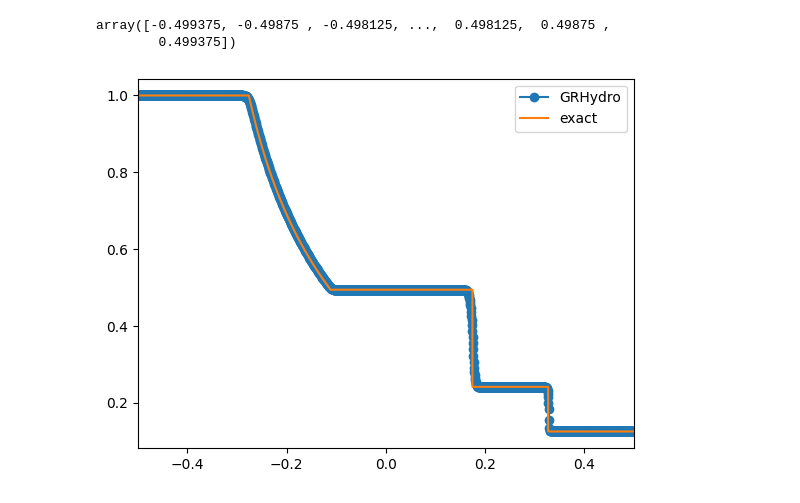
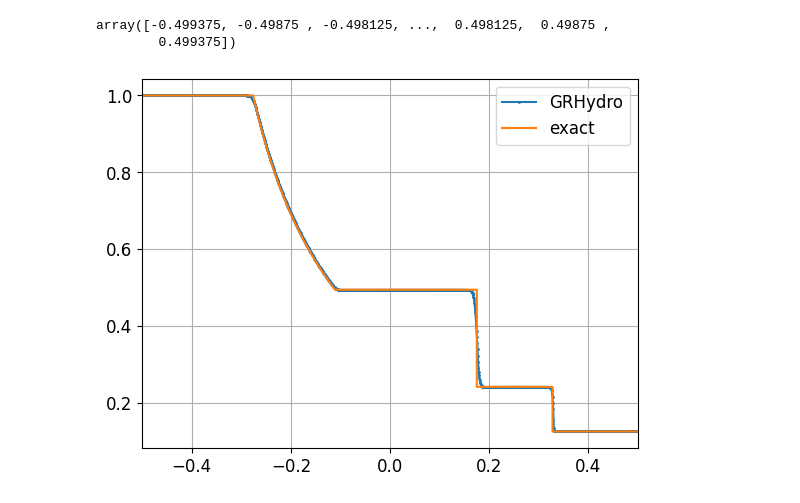
Before and after one commit to F3Solid/numerical_relativity_bicocca_2024_exercises, a Jupyter notebook: Homework_2/E1/ETK_1D_plots.ipynb, the cells around one changed output. Saved outputs shown, nothing was run; the diff lists cells and outputs as text; code cells hidden in the pictures.

```diff
--- a/Homework_2/E1/ETK_1D_plots.ipynb
+++ b/Homework_2/E1/ETK_1D_plots.ipynb
@@ -13,0 +11,4 @@ L = 1.0 # Domain
+# %%
+mpl.rcParams['axes.labelsize'] = 15
+mpl.rcParams['axes.grid'] = True
+mpl.rcParams['font.size'] = 12
@@ -294,10 +417,11 @@ rho[0][0][0].coordinates()[0].data
 array([-0.499375, -0.49875 , -0.498125, ...,  0.498125,  0.49875 ,
         0.499375])
 # %%
-plt.plot(rho[rho.iterations[-1]][0][0].coordinates()[0].data,rho[rho.iterations[-1]][0][0].data, label="GRHydro", marker='o')
+plt.plot(rho[rho.iterations[-1]][0][0].coordinates()[0].data, rho[rho.iterations[-1]][0][0].data,
+         label="GRHydro", marker='o', markersize=1)
 plt.plot(x_exact, rho_exact, label="exact")
 plt.xlim(-0.5, 0.5)
 plt.legend()
 plt.show()
 # %% [output]
-[figure, old version]
+[figure, new version]
```
Also changed, not shown: parts of 18 cells of this notebook.
